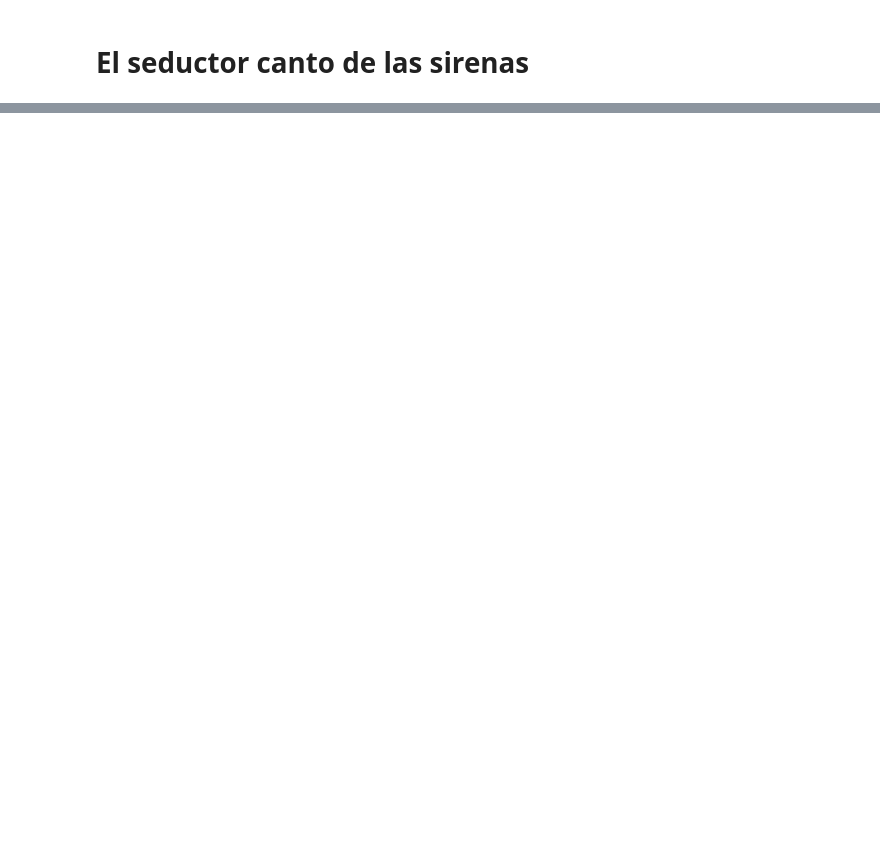
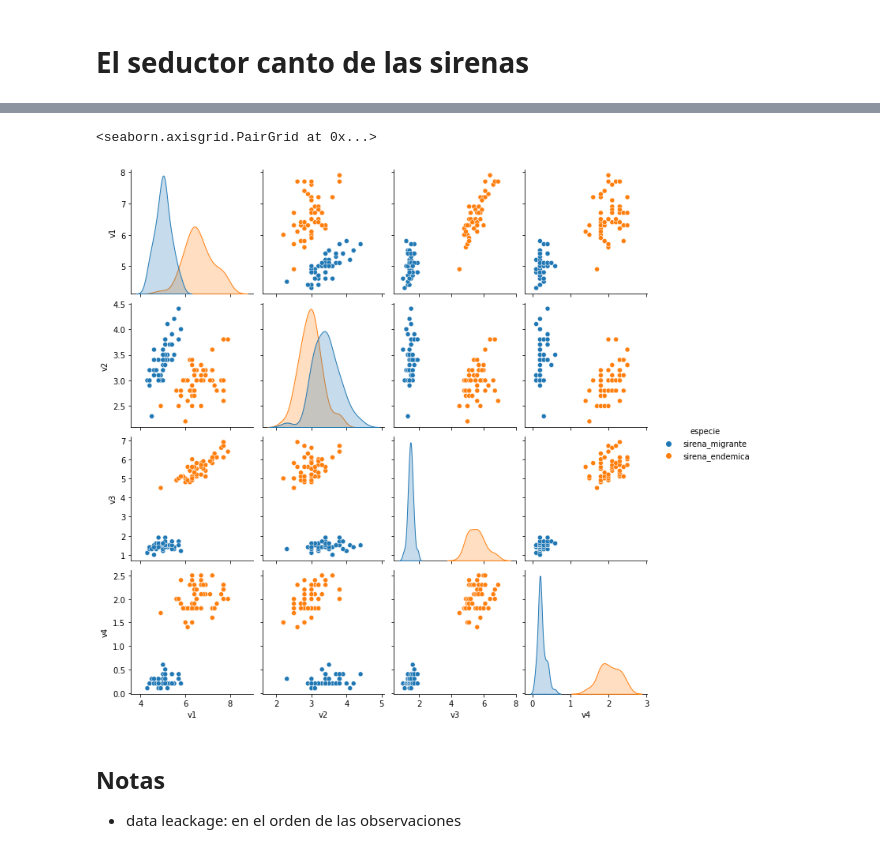
Before and after one commit to yoselalberto/truehome_prueba_tecnica, a Jupyter notebook: research/desafio_el_seductor_canto_de_las_sirenas.ipynb, the cells around one changed output, grey strips where cells are left out. Saved outputs shown, nothing was run; the diff lists cells and outputs as text; code cells hidden in the pictures; blank space fills up the shorter version.

```diff
--- a/research/desafio_el_seductor_canto_de_las_sirenas.ipynb
+++ b/research/desafio_el_seductor_canto_de_las_sirenas.ipynb
@@ -34,0 +75,6 @@ sirenas_historico
+# %%
+# gráficas exploratorias
+pairplot(sirenas_historico, hue = 'especie')
+# %% [output]
+<seaborn.axisgrid.PairGrid at 0x...>
+[figure, added]
@@ -34,0 +84,3 @@ sirenas_historico
+# %% [markdown]
+## Notas
+* data leackage: en el orden de las observaciones
```
Also changed, not shown: parts of 10 cells of this notebook.
